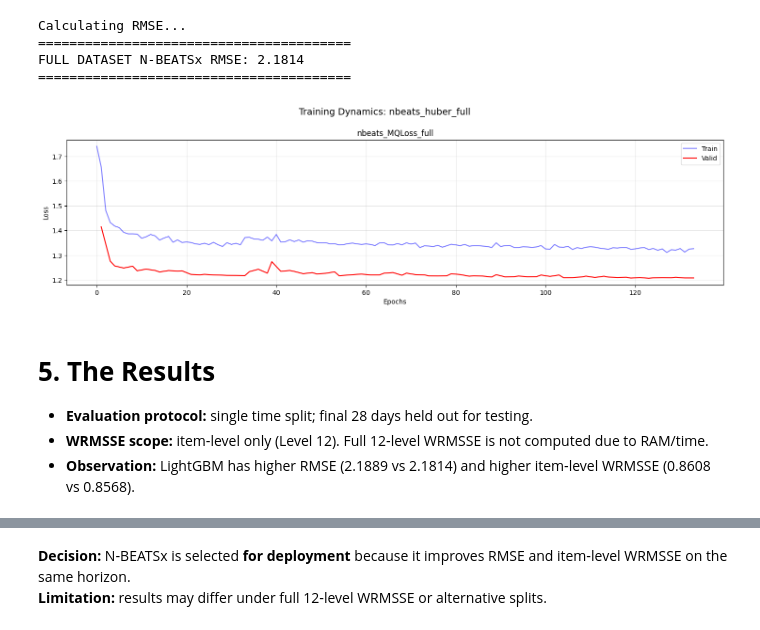
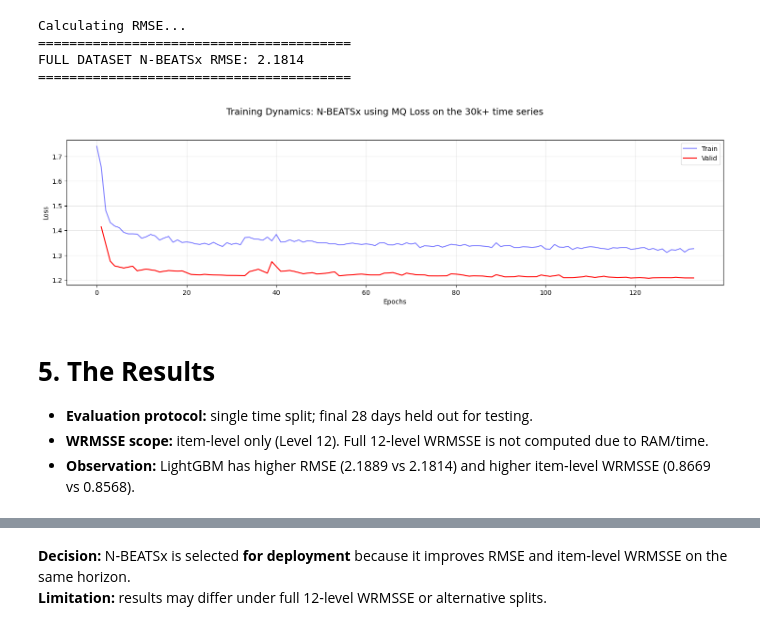
Before and after one commit to Zak-Las/Walmart-Demand-Forcasting, a Jupyter notebook: Notebooks/02_global_scale.ipynb, the cells around one changed output, grey strips where cells are left out. Saved outputs shown, nothing was run; the diff lists cells and outputs as text; code cells hidden in the pictures.

```diff
--- a/Notebooks/02_global_scale.ipynb
+++ b/Notebooks/02_global_scale.ipynb
@@ -785,28 +579,29 @@ FULL DATASET N-BEATSx RMSE: 2.1814
 # %%
 import matplotlib.pyplot as plt
 
 m_df = pd.read_csv("logs/nbeats_mqloss_global/version_0/metrics.csv")
 train_m_df = m_df[['epoch', 'train_loss_epoch']].dropna()
 valid_m_df = m_df[['epoch', 'valid_loss']].dropna()
 
 plt.figure(figsize=(18, 4))
 plt.plot(train_m_df['epoch'], train_m_df['train_loss_epoch'], label='Train', color='blue', alpha=0.5)
 plt.plot(valid_m_df['epoch'], valid_m_df['valid_loss'], label='Valid', color='red', linewidth=1.5)
 
-plt.title(f"nbeats_MQLoss_full")
+# plt.title(f"nbeats_MQLoss_full")
 plt.xlabel("Epochs")
 plt.ylabel("Loss")
 plt.grid(True, alpha=0.3)
 plt.legend()
 
-plt.suptitle(f"Training Dynamics: nbeats_huber_full", fontsize=14, y=1.05)
+plt.suptitle(f"Training Dynamics: N-BEATSx using MQ Loss on the 30k+ time series", fontsize=14, y=1.05)
+
 plt.show()
 # %% [output]
-[figure, old version]
+[figure, new version]
 # %% [markdown]
 # **5. The Results**
 - **Evaluation protocol:** single time split; final 28 days held out for testing.
 - **WRMSSE scope:** item‑level only (Level 12). Full 12‑level WRMSSE is not computed due to RAM/time.
-- **Observation:** LightGBM has higher RMSE (2.1889 vs 2.1814) and higher item‑level WRMSSE (0.8608 vs 0.8568).
+- **Observation:** LightGBM has higher RMSE (2.1889 vs 2.1814) and higher item‑level WRMSSE (0.8669 vs 0.8568).
 # %%
 print("Calculating RMSE for LightGBM and NBEATSx on Full Test Set...")
```
Also changed, not shown: parts of 28 cells of this notebook, 1 other file.
